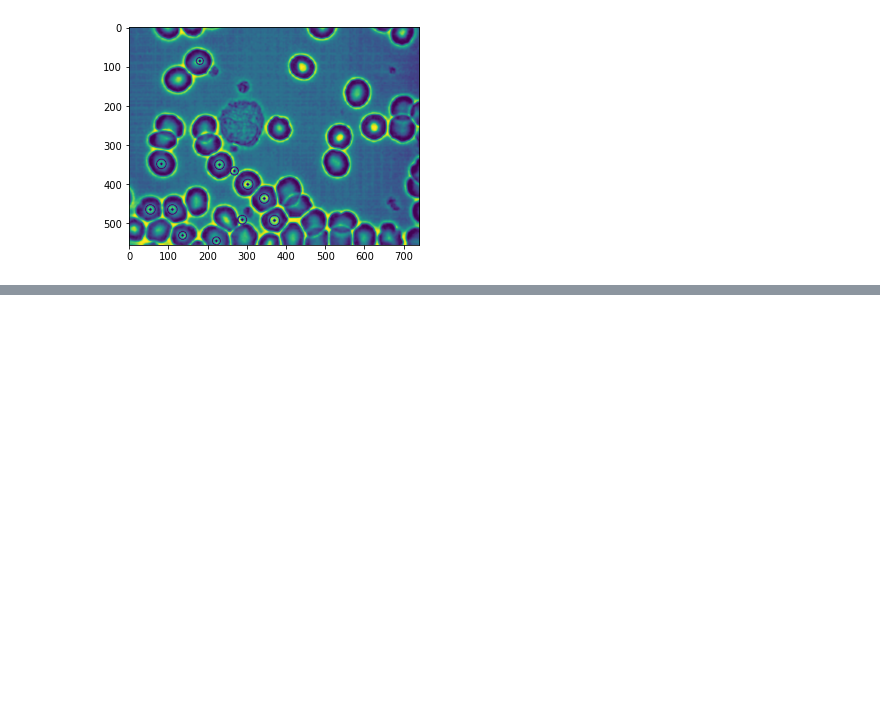
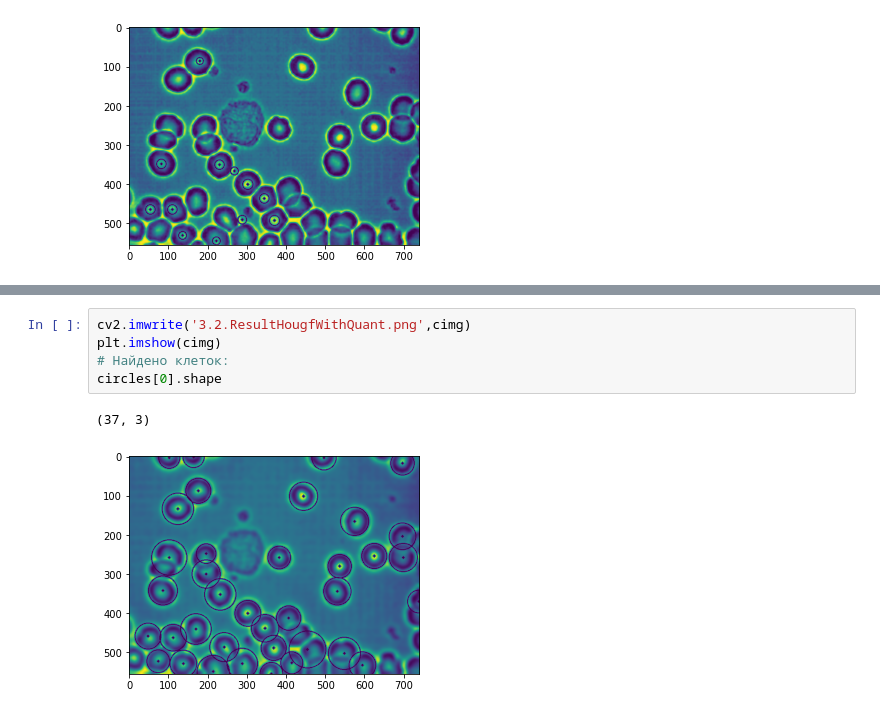
Before and after one commit to Ukolnir/ComputerVisionCS431, a Jupyter notebook: Project01/ProjectBloodCells.ipynb, the cells around one changed output, grey strips where cells are left out. Cells and saved outputs as stored; diff of their text form; blank space fills up the shorter version.

```diff
--- a/Project01/ProjectBloodCells.ipynb
+++ b/Project01/ProjectBloodCells.ipynb
@@ -138,0 +171,8 @@ circles[0].shape
+# %%
+cv2.imwrite('3.2.ResultHougfWithQuant.png',cimg)
+plt.imshow(cimg)
+# Найдено клеток:
+circles[0].shape
+# %% [output]
+(37, 3)
+[figure, added]
```
Also changed, not shown: parts of 24 cells of this notebook, 2 other files.
